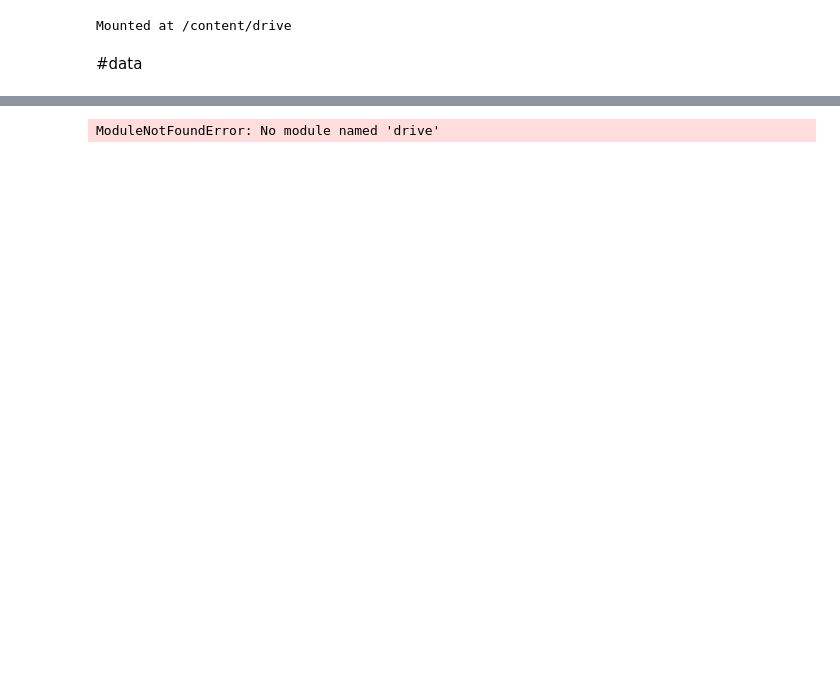
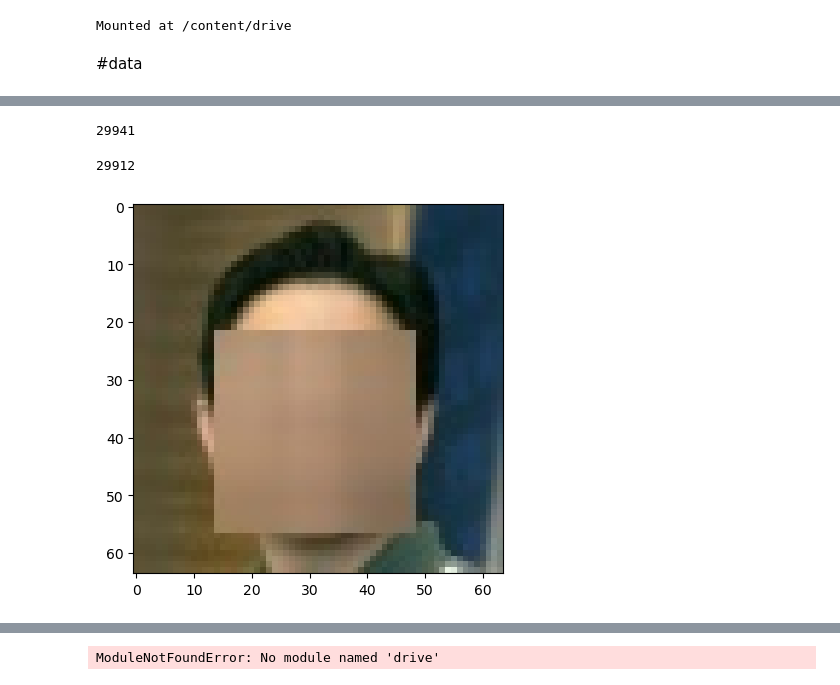
Before and after one commit to lovroglogar/du2_projekt, a Jupyter notebook: exploration.ipynb, the cells around one changed output, grey strips where cells are left out. Cells and saved outputs as stored; diff of their text form; code cells hidden in the pictures; blank space fills up the shorter version.

```diff
--- a/exploration.ipynb
+++ b/exploration.ipynb
@@ -28,3 +32,15 @@ dataset_avg_blurr = FacesDataset("dub2_data\\pickled\\avg_blurred_images", trans
 # dataset_gauss_blurr = FacesDataset("dub2_data\\pickled\\gauss_blurred_images", transform=transforms.ToTensor())
 # dataset_y = torch.utils.data.ConcatDataset([dataset_avg_blurr, dataset_gauss_blurr])
 dataset_y = dataset_avg_blurr
+# %%
+len(dataset_x)
+# %% [output]
+29941
+# %%
+len(dataset_y)
+# %% [output]
+29912
+# %%
+show_img(dataset_y[0])
+# %% [output]
+[figure, added]
```
Also changed, not shown: parts of 26 cells of this notebook, 9 other files.
